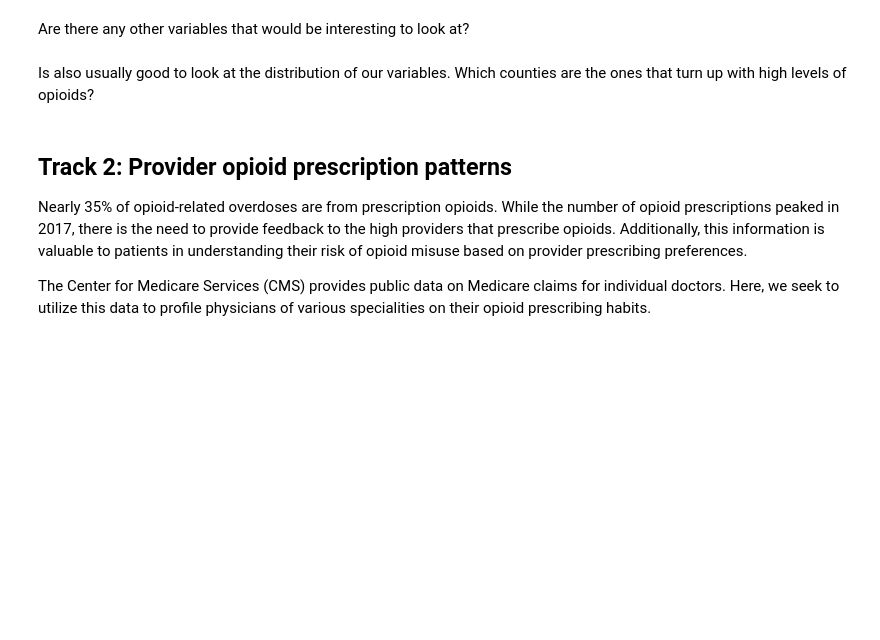
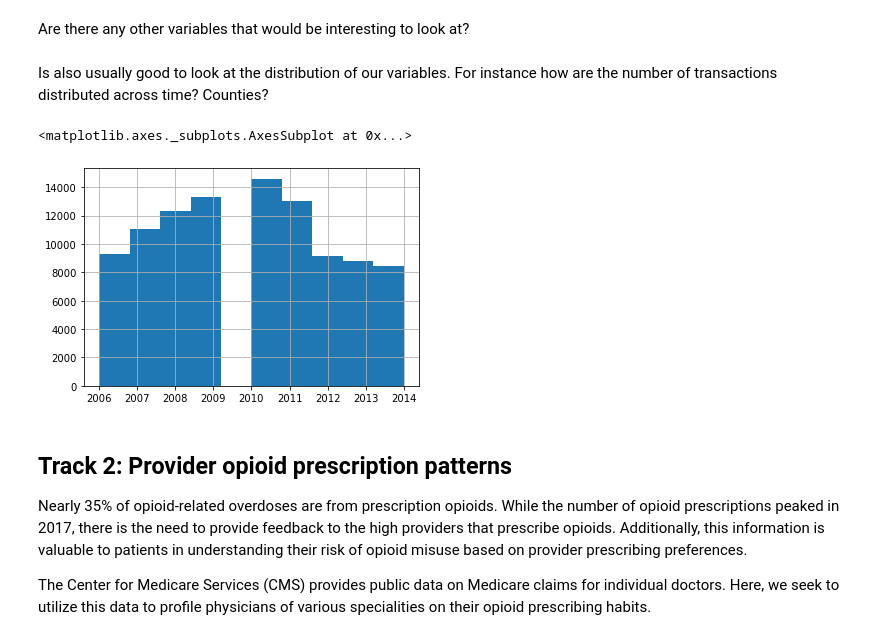
Before and after one commit to jessicambs/hacknights, a Jupyter notebook: opioid-analytics/01_opioid-distribution-prescription-patterns.ipynb, the cells around one changed output. Drawn from its saved outputs; the diff is of its cells as text; code cells hidden in the pictures; blank space fills up the shorter version.

```diff
--- a/opioid-analytics/01_opioid-distribution-prescription-patterns.ipynb
+++ b/opioid-analytics/01_opioid-distribution-prescription-patterns.ipynb
@@ -126,7 +113,15 @@ We'll format the `County` column to match that found in the ARCOS dataset in ord
 # %%
 opioid_rates['COUNTY_FORMAT'] = opioid_rates['COUNTY'].str.replace(' County', '').str.upper()
+opioid_rates['YEAR'] = opioid_rates['YEAR'].astype(str)
 
-pd.merge(chunk, opioid_rates[opioid_rates['STATE'] == 'New York'],
+opioid_rates = opioid_rates.loc[(opioid_rates['STATE'] == 'New York') & (opioid_rates['INDICATOR'] == 'opioid_RxRate'),
+                                ['YEAR', 'COUNTY_FORMAT', 'VALUE']] \
+                            .drop_duplicates()
+
+arcos = chunk.copy()
+arcos['TRANSACTION_YEAR'] = arcos['TRANSACTION_DATE'].astype(str).apply(lambda x: x[-4:])
+arcos = pd.merge(arcos, opioid_rates,
              how='left',
-             left_on='BUYER_COUNTY',
-             right_on='COUNTY_FORMAT')
+             left_on=['BUYER_COUNTY', 'TRANSACTION_YEAR'],
+             right_on=['COUNTY_FORMAT', 'YEAR']) \
+            .rename(columns={'VALUE': 'OPIOID_RATE'})
@@ -135,4 +148,11 @@ It's usually a good idea when working with a new dataset to get a feel for the d
 # %% [markdown]
 Are there any other variables that would be interesting to look at?
 # %% [markdown]
-Is also usually good to look at the distribution of our variables. Which counties are the ones that turn up with high levels of opioids?
+Is also usually good to look at the distribution of our variables. For instance how are the number of transactions distributed across time? Counties?
+# %%
+# Distribution of transactions across time
+
+arcos['TRANSACTION_YEAR'].hist()
+# %% [output]
+<matplotlib.axes._subplots.AxesSubplot at 0x...>
+[figure, added]
```
Also changed, not shown: parts of 14 cells of this notebook.
